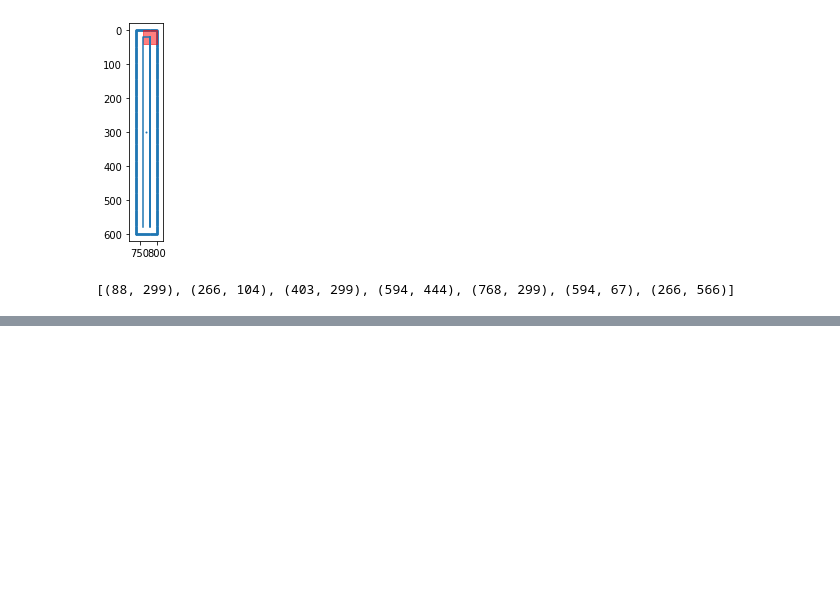
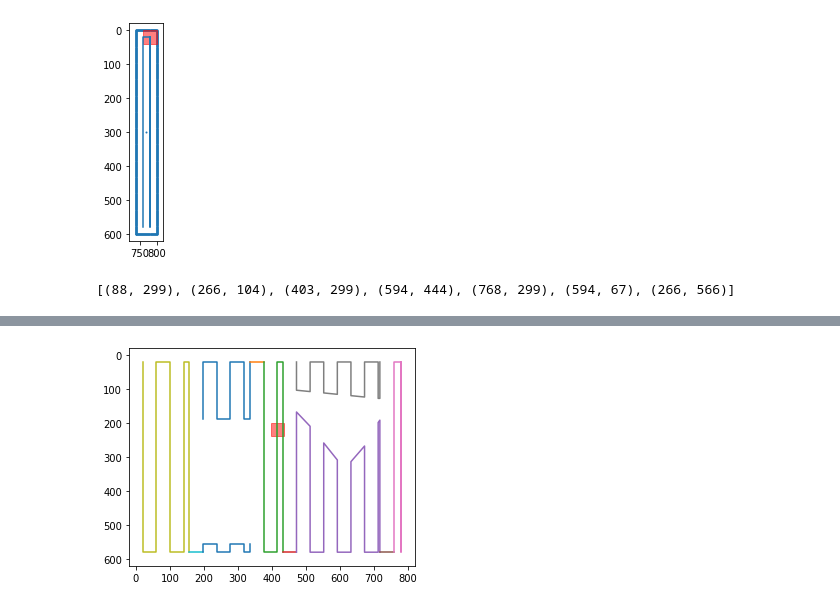
Before and after one commit to k-ravuri/swept, a Jupyter notebook: planning/planning.ipynb, the cells around one changed output, grey strips where cells are left out. Drawn from its saved outputs; the diff is of its cells as text; code cells hidden in the pictures; blank space fills up the shorter version.

```diff
--- a/planning/planning.ipynb
+++ b/planning/planning.ipynb
@@ -516,0 +522,57 @@ for c in path:
+# %%
+def animate_complete_path(path, graph, width):
+    from IPython import display
+
+    plt.figure()
+
+    go_down = True
+
+    prev_plan = None
+    prev_component = None
+
+    complete_path = []
+
+    component_paths = []
+
+    for c in path:
+        rv, end_going_down = plan_component(c, width, not go_down, False)
+        go_down = end_going_down
+
+        xs = [e[0] for e in rv]
+        ys = [e[1] for e in rv]
+        component_paths.append((xs, ys))
+
+        complete_path += rv
+        prev_plan = rv
+        prev_component = c
+
+    xs = [e[0] for e in complete_path]
+    ys = [e[1] for e in complete_path]
+    min_x, min_y = min(xs), min(ys)
+    max_x, max_y = max(xs), max(ys)
+    delta = width
+
+    for point in complete_path:
+        plt.clf()
+
+        last_x, last_y = None, None
+        for xs, ys in component_paths:
+            if last_x is not None and last_y is not None:
+                curr_x, curr_y = xs[0], ys[0]
+                if last_y == curr_y and abs(last_x - curr_x) < 2 * width:
+                    plt.plot([last_x, curr_x], [last_y, curr_y])
+            plt.plot(xs, ys)
+            last_x, last_y = xs[-1], ys[-1]
+
+        plt.xlim(min_x - delta, max_x + delta)
+        plt.ylim(max_y + delta, min_y - delta)
+        plt.gca().set_aspect('equal', adjustable='box')
+        x, y = point
+        square  = plt.Rectangle((x-width/2, y-width/2), width, width, alpha=0.5, color="red")
+        plt.gcf().gca().add_artist(square)
+        display.display(plt.gcf())
+        display.clear_output(wait=True)
+
+animate_complete_path(path, graph, 40)
+# %% [output]
+[figure, added]
```
Also changed, not shown: parts of 1 cell of this notebook.
